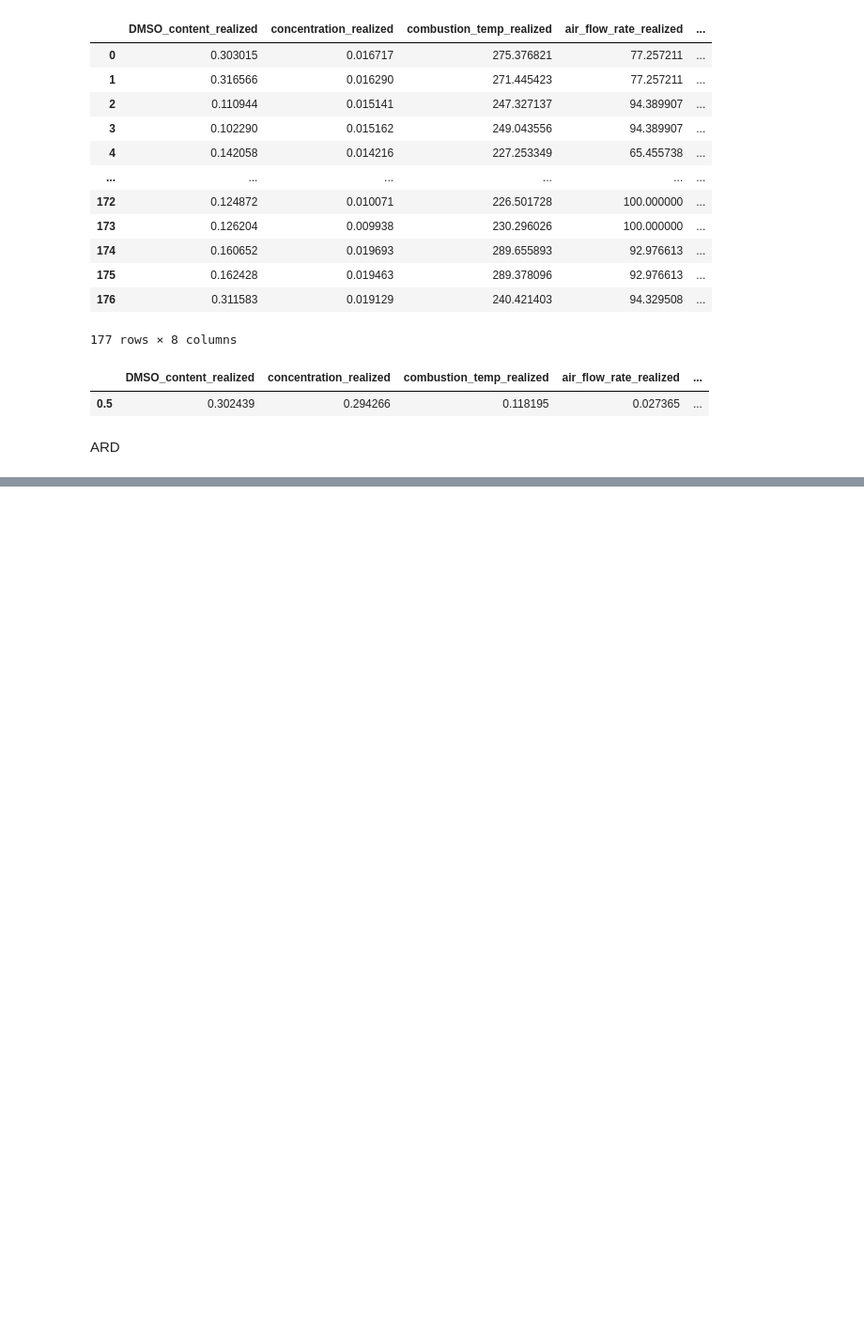
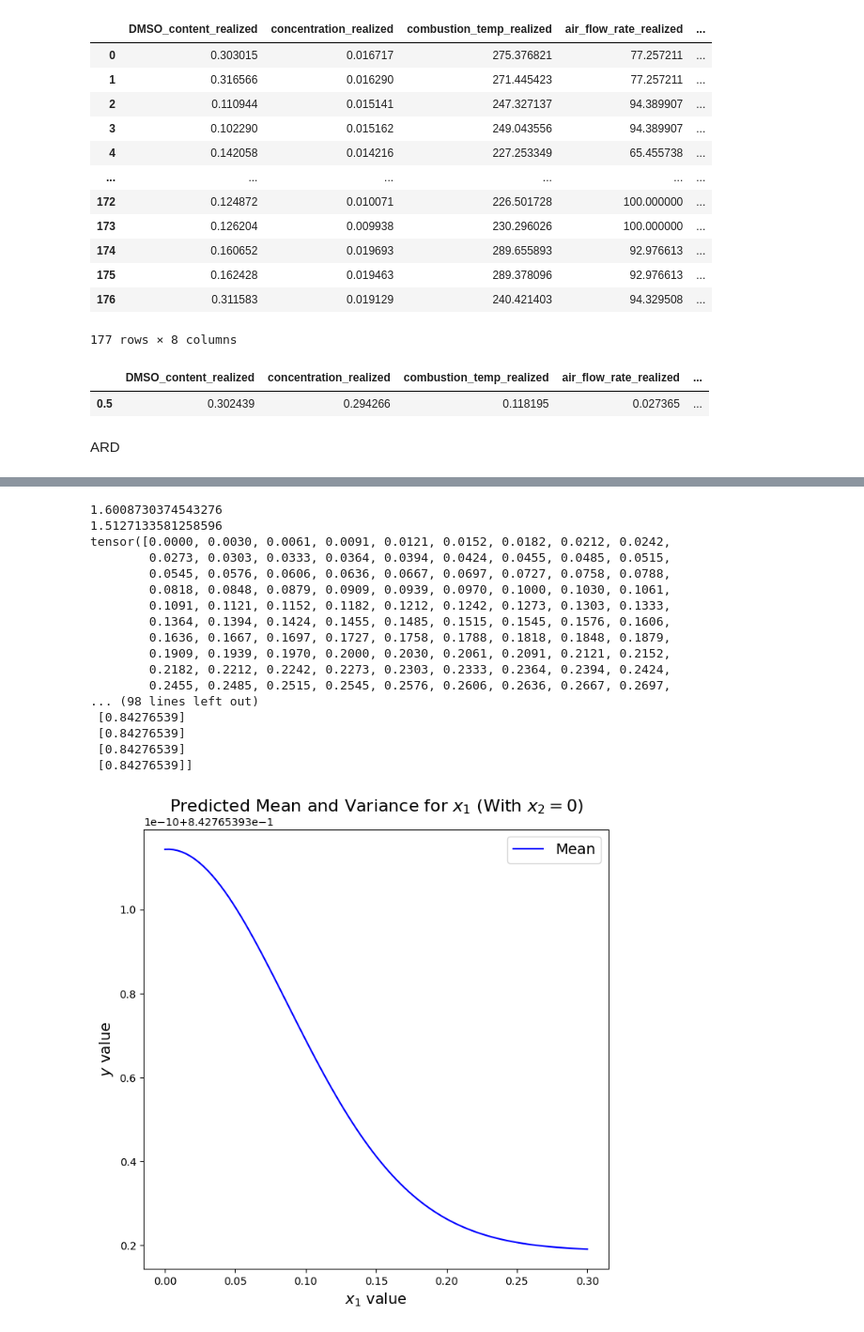
Before and after one commit to Schubydo/msc_code, a Jupyter notebook: Case_Study/chapter_6.ipynb, the cells around one changed output, grey strips where cells are left out. Shown at 94% size. Saved outputs shown, nothing was run; the diff lists cells and outputs as text; code cells hidden in the pictures; blank space fills up the shorter version.

```diff
--- a/Case_Study/chapter_6.ipynb
+++ b/Case_Study/chapter_6.ipynb
@@ -281,0 +388,56 @@ plt.show()
+# %%
+import matplotlib.pyplot as plt
+
+min_y = BO_data['scaled_conductivity_avg'].min()
+max_y = BO_data['scaled_conductivity_avg'].max()
+mean_y = BO_data['scaled_conductivity_avg'].mean()
+std_y = BO_data['scaled_conductivity_avg'].std()
+print(mean_y)
+print(std_y)
+
+model.eval()
+with torch.no_grad():
+    predictions_x1 = model.posterior(DMSO_test_tensor)
+    mean_x1 = predictions_x1.mean.detach().numpy()
+    variance_x1 = predictions_x1.variance.detach().numpy()
+    std_x1 = np.sqrt(variance_x1)
+
+# Rescale
+x1 = DMSO_test_tensor[:, 0].view(1, 100).squeeze()
+x1_test_points_orig = scale_back(x1, 0, 0.3)
+print(x1_test_points_orig)
+std = denormalize_std(std_x1, min_y, max_y)
+mean = denormalize(mean_x1, mean_y, std_y)
+print(mean)
+lower = (mean-std).squeeze()
+upper = (mean+std).squeeze()
+
+plt.figure(figsize=(7, 7))
+plt.plot(x1_test_points_orig, mean, 'b-', label='Mean')
+# plt.fill_between(x1_test_points_orig, lower, upper, color='b', alpha=0.2, label='Std Dev')
+plt.title('Predicted Mean and Variance for $x_1$ (With $x_2=0$)', fontsize=16)
+plt.xlabel('$x_1$ value', fontsize=14)
+plt.ylabel('$y$ value', fontsize=14)
+plt.legend(fontsize=14)
+
+plt.tight_layout()
+plt.show()
+# %% [output]
+1.6008730374543276
+1.5127133581258596
+tensor([0.0000, 0.0030, 0.0061, 0.0091, 0.0121, 0.0152, 0.0182, 0.0212, 0.0242,
+        0.0273, 0.0303, 0.0333, 0.0364, 0.0394, 0.0424, 0.0455, 0.0485, 0.0515,
+        0.0545, 0.0576, 0.0606, 0.0636, 0.0667, 0.0697, 0.0727, 0.0758, 0.0788,
+        0.0818, 0.0848, 0.0879, 0.0909, 0.0939, 0.0970, 0.1000, 0.1030, 0.1061,
+        0.1091, 0.1121, 0.1152, 0.1182, 0.1212, 0.1242, 0.1273, 0.1303, 0.1333,
+        0.1364, 0.1394, 0.1424, 0.1455, 0.1485, 0.1515, 0.1545, 0.1576, 0.1606,
+        0.1636, 0.1667, 0.1697, 0.1727, 0.1758, 0.1788, 0.1818, 0.1848, 0.1879,
+        0.1909, 0.1939, 0.1970, 0.2000, 0.2030, 0.2061, 0.2091, 0.2121, 0.2152,
+        0.2182, 0.2212, 0.2242, 0.2273, 0.2303, 0.2333, 0.2364, 0.2394, 0.2424,
+        0.2455, 0.2485, 0.2515, 0.2545, 0.2576, 0.2606, 0.2636, 0.2667, 0.2697,
+... (98 lines left out)
+ [0.84276539]
+ [0.84276539]
+ [0.84276539]
+ [0.84276539]]
+[figure, added]
```
Also changed, not shown: parts of 7 cells of this notebook.
